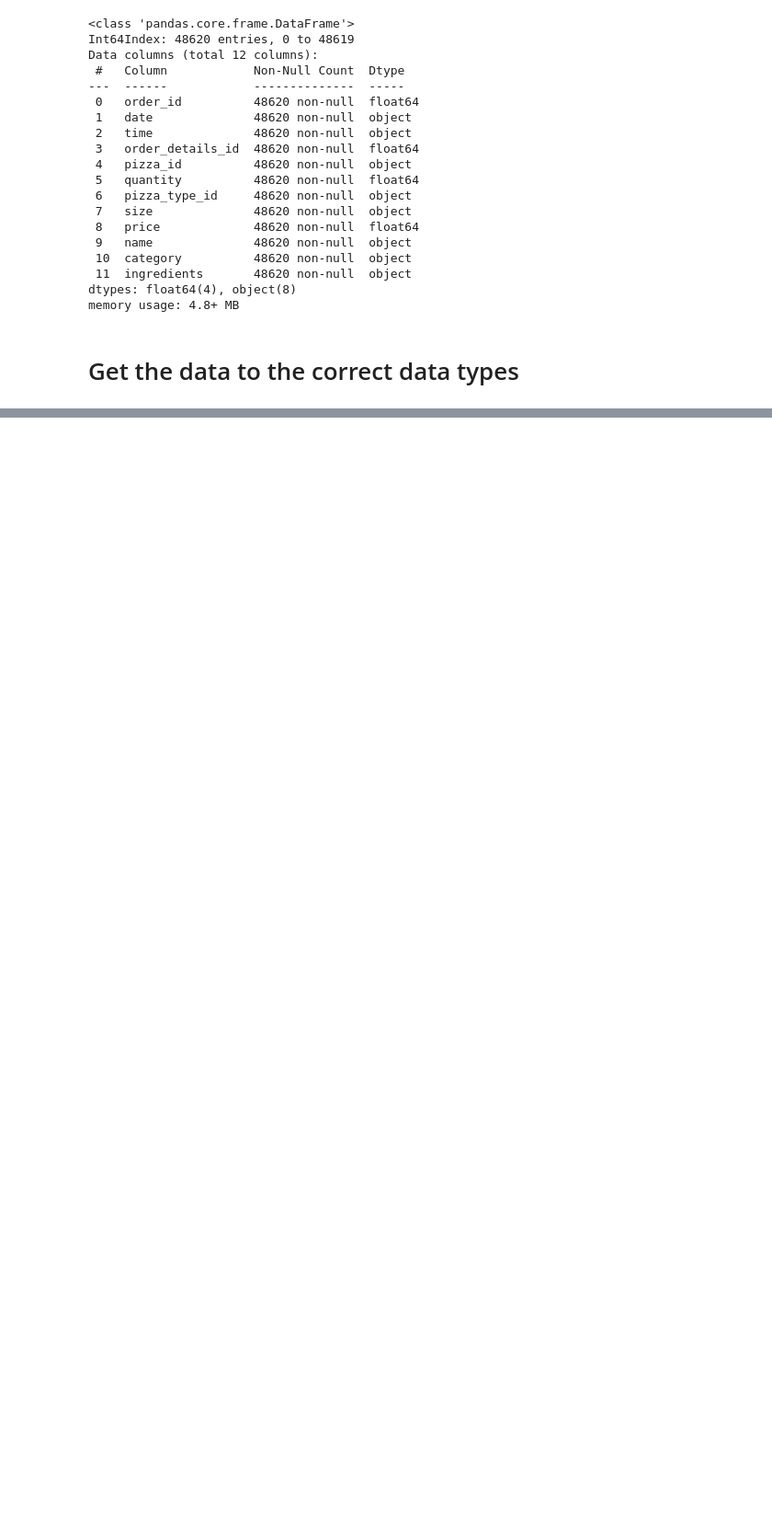
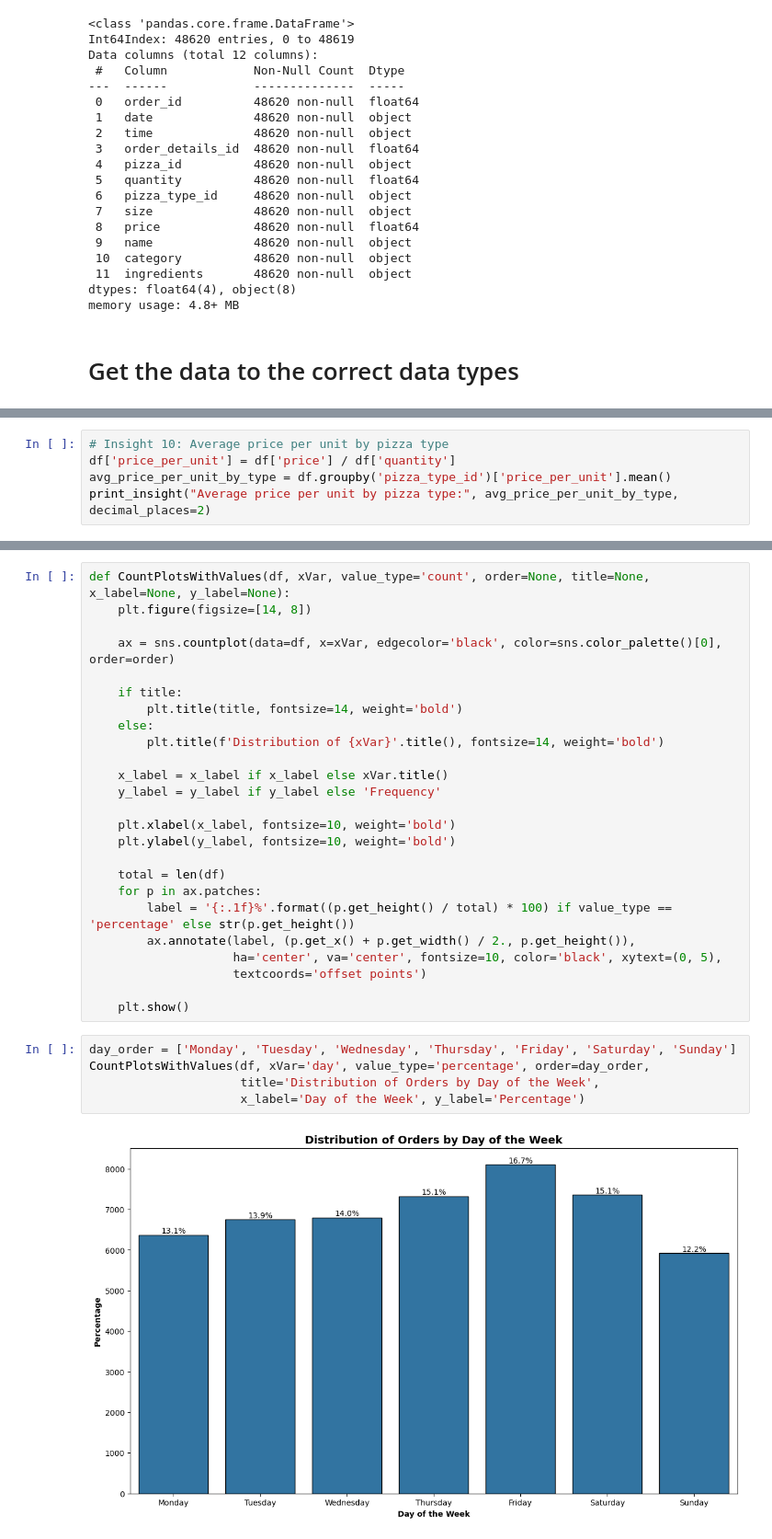
Before and after one commit to kelvinokumu/pizza_sales, a Jupyter notebook: exploratory_analysis.ipynb, the cells around one changed output, grey strips where cells are left out. Shown at 92% size. Saved outputs shown, nothing was run; the diff lists cells and outputs as text; blank space fills up the shorter version.

```diff
--- a/exploratory_analysis.ipynb
+++ b/exploratory_analysis.ipynb
@@ -263,0 +334,5 @@ ModuleNotFoundError: No module named 'xlwt'
+# %%
+# Insight 10: Average price per unit by pizza type
+df['price_per_unit'] = df['price'] / df['quantity']
+avg_price_per_unit_by_type = df.groupby('pizza_type_id')['price_per_unit'].mean()
+print_insight("Average price per unit by pizza type:", avg_price_per_unit_by_type, decimal_places=2)
@@ -263,0 +418,32 @@ ModuleNotFoundError: No module named 'xlwt'
+# %%
+def CountPlotsWithValues(df, xVar, value_type='count', order=None, title=None, x_label=None, y_label=None):
+    plt.figure(figsize=[14, 8])
+
+    ax = sns.countplot(data=df, x=xVar, edgecolor='black', color=sns.color_palette()[0], order=order)
+
+    if title:
+        plt.title(title, fontsize=14, weight='bold')
+    else:
+        plt.title(f'Distribution of {xVar}'.title(), fontsize=14, weight='bold')
+
+    x_label = x_label if x_label else xVar.title()
+    y_label = y_label if y_label else 'Frequency'
+
+    plt.xlabel(x_label, fontsize=10, weight='bold')
+    plt.ylabel(y_label, fontsize=10, weight='bold')
+
+    total = len(df)
+    for p in ax.patches:
+        label = '{:.1f}%'.format((p.get_height() / total) * 100) if value_type == 'percentage' else str(p.get_height())
+        ax.annotate(label, (p.get_x() + p.get_width() / 2., p.get_height()),
+                    ha='center', va='center', fontsize=10, color='black', xytext=(0, 5),
+                    textcoords='offset points')
+
+    plt.show()
+# %%
+day_order = ['Monday', 'Tuesday', 'Wednesday', 'Thursday', 'Friday', 'Saturday', 'Sunday']
+CountPlotsWithValues(df, xVar='day', value_type='percentage', order=day_order,
+                     title='Distribution of Orders by Day of the Week',
+                     x_label='Day of the Week', y_label='Percentage')
+# %% [output]
+[figure, added]
```
Also changed, not shown: parts of 65 cells of this notebook, 5 other files.
